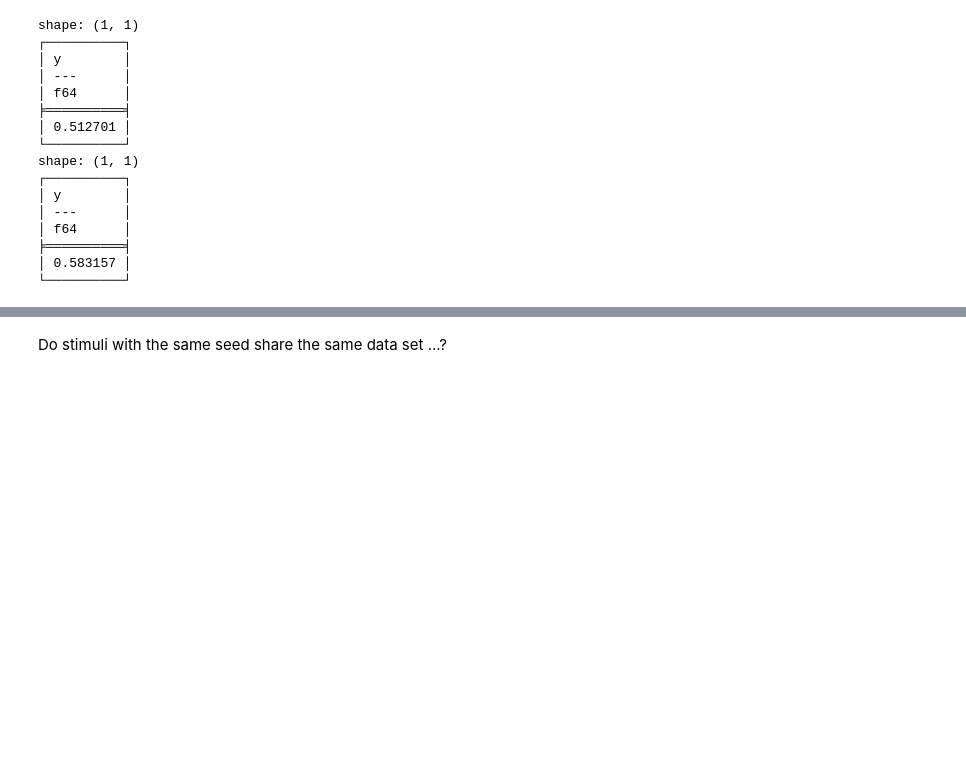
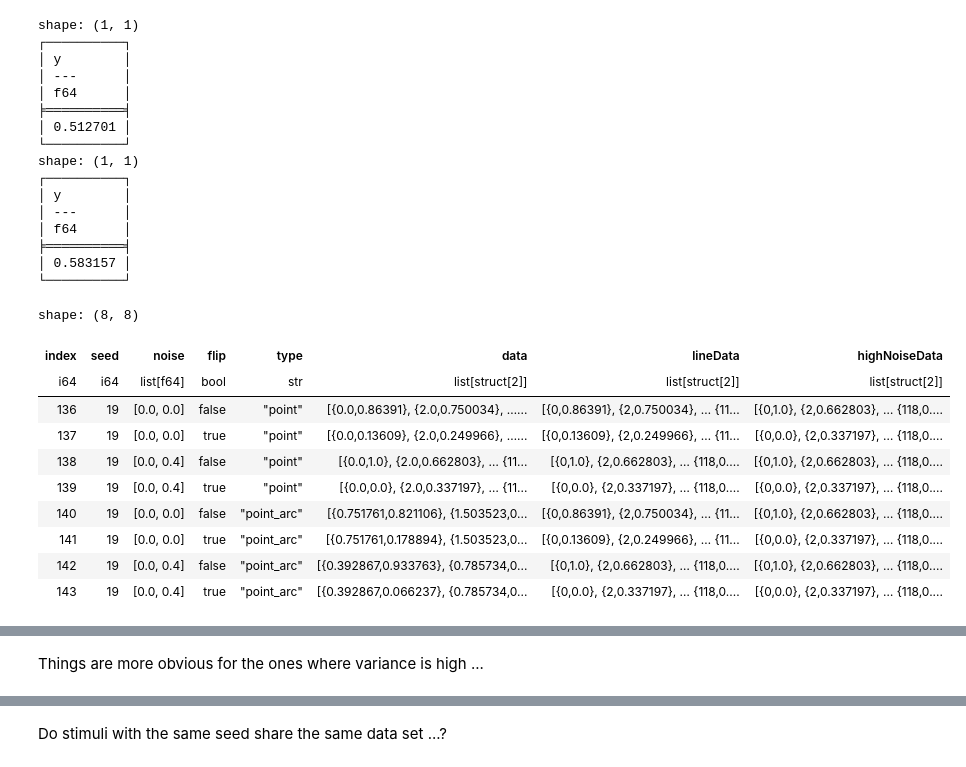
Before and after one commit to mika-long/vis-decode-analysis, a Jupyter notebook: analysis/moritz/Stimuli.ipynb, the cells around one changed output, grey strips where cells are left out. Drawn from its saved outputs; the diff is of its cells as text; code cells hidden in the pictures; blank space fills up the shorter version.

```diff
--- a/analysis/moritz/Stimuli.ipynb
+++ b/analysis/moritz/Stimuli.ipynb
@@ -204,4 +204,19 @@ shape: (1, 1)
 ╞══════════╡
 │ 0.583157 │
 └──────────┘
+# %%
+# when seed is 19 it seems different ...
+point_df.filter(pl.col("seed") == 19)
+# %% [output]
+shape: (8, 8)
+| index | seed | noise | flip | type | data | lineData | highNoiseData |
+| i64 | i64 | list[f64] | bool | str | list[struct[2]] | list[struct[2]] | list[struct[2]] |
+| 136 | 19 | [0.0, 0.0] | false | "point" | [{0.0,0.86391}, {2.0,0.750034}, …... | [{0,0.86391}, {2,0.750034}, … {11... | [{0,1.0}, {2,0.662803}, … {118,0.... |
+| 137 | 19 | [0.0, 0.0] | true | "point" | [{0.0,0.13609}, {2.0,0.249966}, …... | [{0,0.13609}, {2,0.249966}, … {11... | [{0,0.0}, {2,0.337197}, … {118,0.... |
+| 138 | 19 | [0.0, 0.4] | false | "point" | [{0.0,1.0}, {2.0,0.662803}, … {11... | [{0,1.0}, {2,0.662803}, … {118,0.... | [{0,1.0}, {2,0.662803}, … {118,0.... |
+| 139 | 19 | [0.0, 0.4] | true | "point" | [{0.0,0.0}, {2.0,0.337197}, … {11... | [{0,0.0}, {2,0.337197}, … {118,0.... | [{0,0.0}, {2,0.337197}, … {118,0.... |
+| 140 | 19 | [0.0, 0.0] | false | "point_arc" | [{0.751761,0.821106}, {1.503523,0... | [{0,0.86391}, {2,0.750034}, … {11... | [{0,1.0}, {2,0.662803}, … {118,0.... |
+| 141 | 19 | [0.0, 0.0] | true | "point_arc" | [{0.751761,0.178894}, {1.503523,0... | [{0,0.13609}, {2,0.249966}, … {11... | [{0,0.0}, {2,0.337197}, … {118,0.... |
+| 142 | 19 | [0.0, 0.4] | false | "point_arc" | [{0.392867,0.933763}, {0.785734,0... | [{0,1.0}, {2,0.662803}, … {118,0.... | [{0,1.0}, {2,0.662803}, … {118,0.... |
+| 143 | 19 | [0.0, 0.4] | true | "point_arc" | [{0.392867,0.066237}, {0.785734,0... | [{0,0.0}, {2,0.337197}, … {118,0.... | [{0,0.0}, {2,0.337197}, … {118,0.... |
 # %%
@@ -224,6 +239,8 @@ alt.Chart(get_plot_df(df_2, 8, "data") ).mark_point(filled=True).encode(
     )
 # %% [output]
 [interactive output not drawn]
+# %% [markdown]
+Things are more obvious for the ones where variance is high ...
 # %%
 alt.Chart(get_plot_df(df_2, 10, "data") ).mark_point(filled=True).encode(
         x=alt.X("x", axis=None),
```
Also changed, not shown: parts of 2 cells of this notebook.
